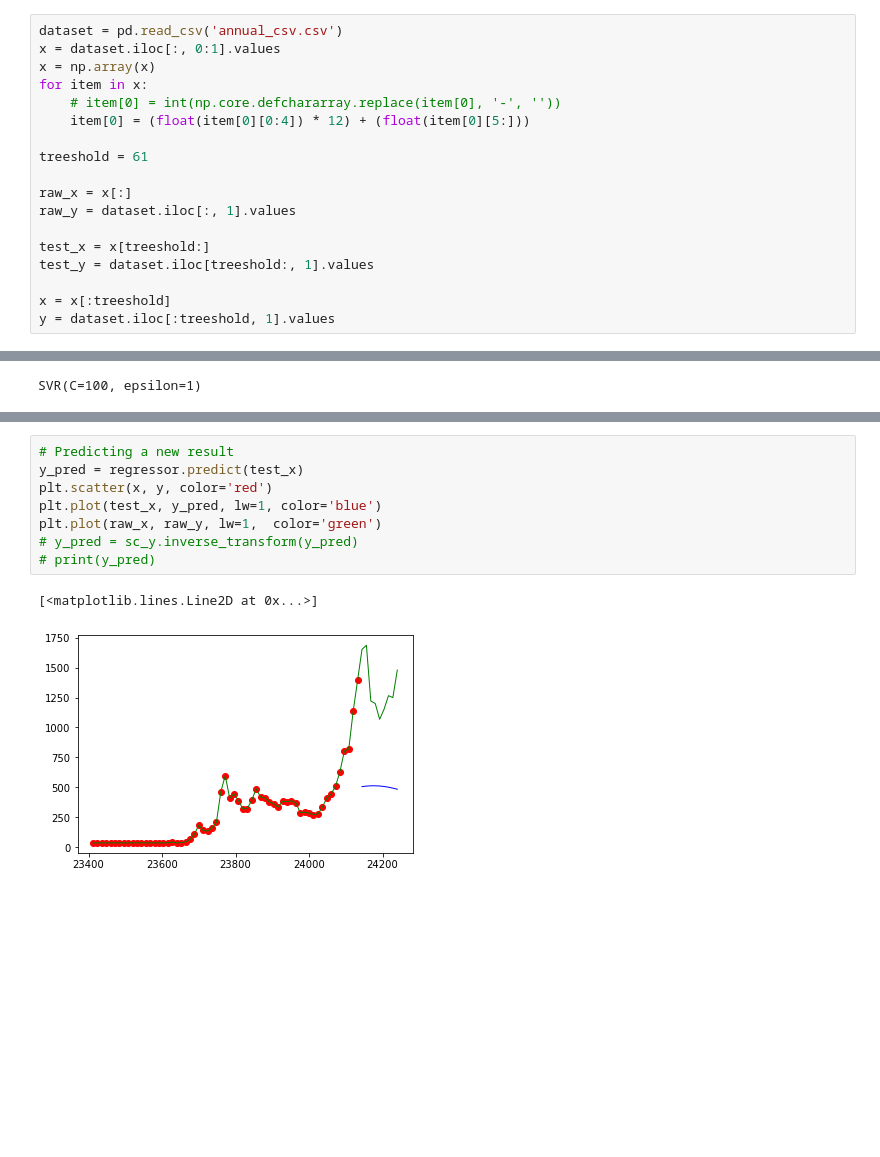
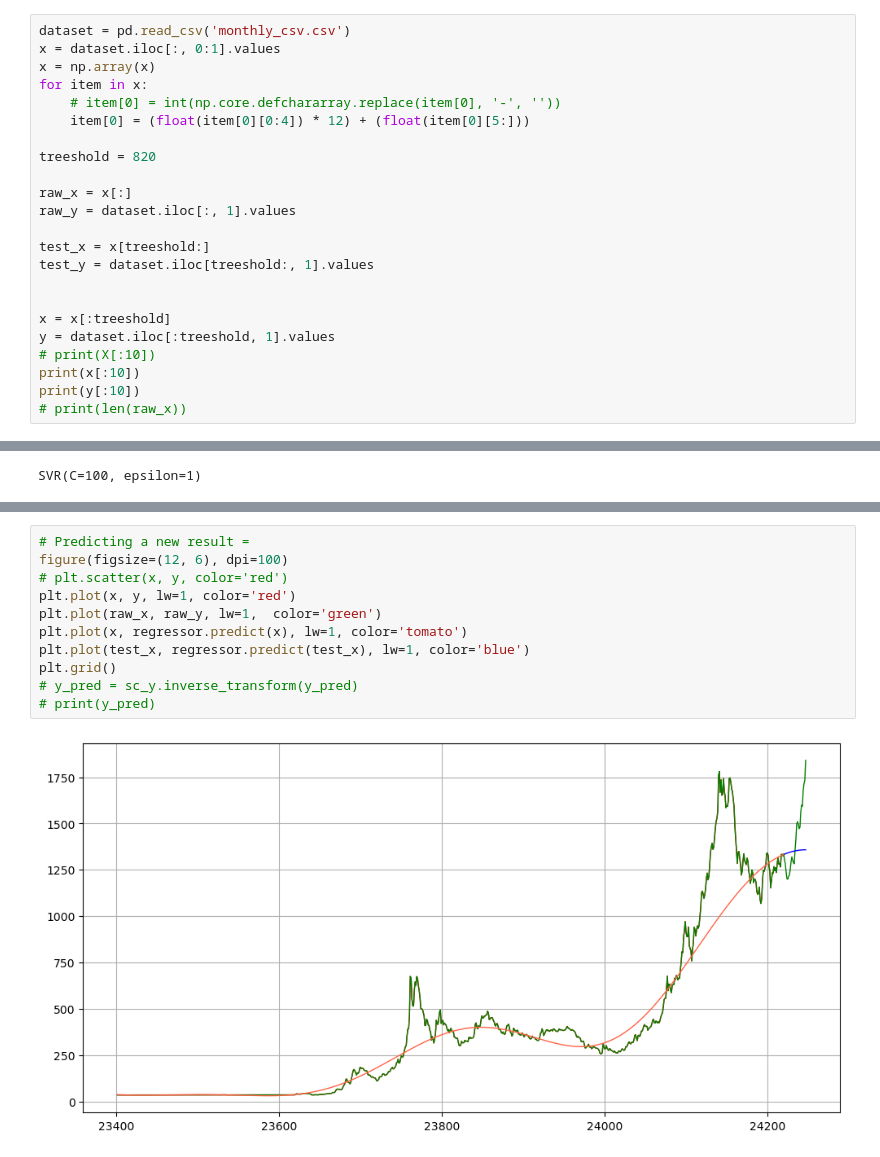
Before and after one commit to yanzkosim/FP-KK, a Jupyter notebook: axel-hehe.ipynb, the cells around one changed output, grey strips where cells are left out. Drawn from its saved outputs; the diff is of its cells as text; blank space fills up the shorter version.

Commit message:
change: dataset to monthly

```diff
--- a/axel-hehe.ipynb
+++ b/axel-hehe.ipynb
@@ -9,14 +10,14 @@ import matplotlib.pyplot as plt
 from sklearn.svm import SVR
 from sklearn.metrics import mean_squared_error
 # %%
-dataset = pd.read_csv('annual_csv.csv')
+dataset = pd.read_csv('monthly_csv.csv')
 x = dataset.iloc[:, 0:1].values
 x = np.array(x)
 for item in x:
     # item[0] = int(np.core.defchararray.replace(item[0], '-', ''))
     item[0] = (float(item[0][0:4]) * 12) + (float(item[0][5:]))
 
-treeshold = 61
+treeshold = 820
 
 raw_x = x[:]
 raw_y = dataset.iloc[:, 1].values
@@ -24,5 +25,10 @@ raw_y = dataset.iloc[:, 1].values
 test_x = x[treeshold:]
 test_y = dataset.iloc[treeshold:, 1].values
 
+
 x = x[:treeshold]
 y = dataset.iloc[:treeshold, 1].values
+# print(X[:10])
+print(x[:10])
+print(y[:10])
+# print(len(raw_x))
@@ -35,13 +87,15 @@ SVR(C=100, epsilon=1)
 # %%
-# Predicting a new result
-y_pred = regressor.predict(test_x)
-plt.scatter(x, y, color='red')
-plt.plot(test_x, y_pred, lw=1, color='blue')
+# Predicting a new result =
+figure(figsize=(12, 6), dpi=100)
+# plt.scatter(x, y, color='red')
+plt.plot(x, y, lw=1, color='red')
 plt.plot(raw_x, raw_y, lw=1,  color='green')
+plt.plot(x, regressor.predict(x), lw=1, color='tomato')
+plt.plot(test_x, regressor.predict(test_x), lw=1, color='blue')
+plt.grid()
 # y_pred = sc_y.inverse_transform(y_pred)
 # print(y_pred)
 # %% [output]
-[<matplotlib.lines.Line2D at 0x...>]
-[figure, old version]
+[figure, new version]
 # %%
 # Error calculating with new partitioned data
```
Also changed, not shown: parts of 5 cells of this notebook, 1 other file.
